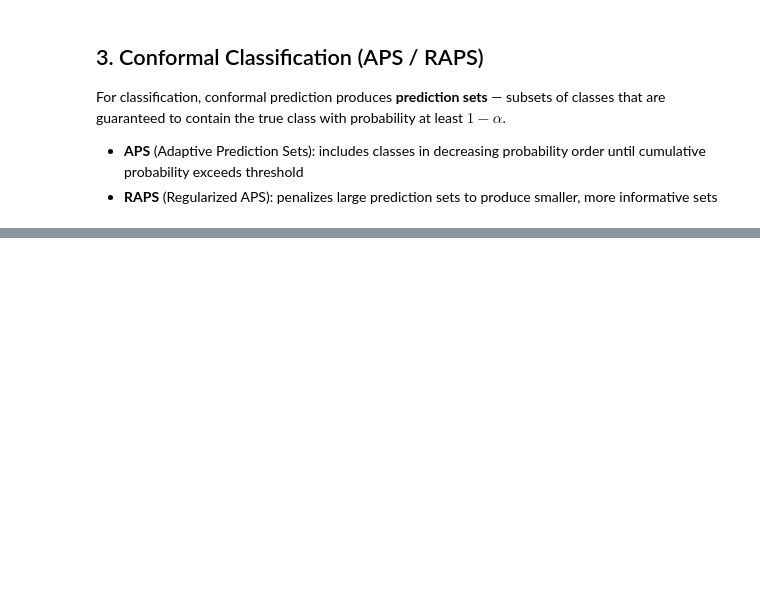
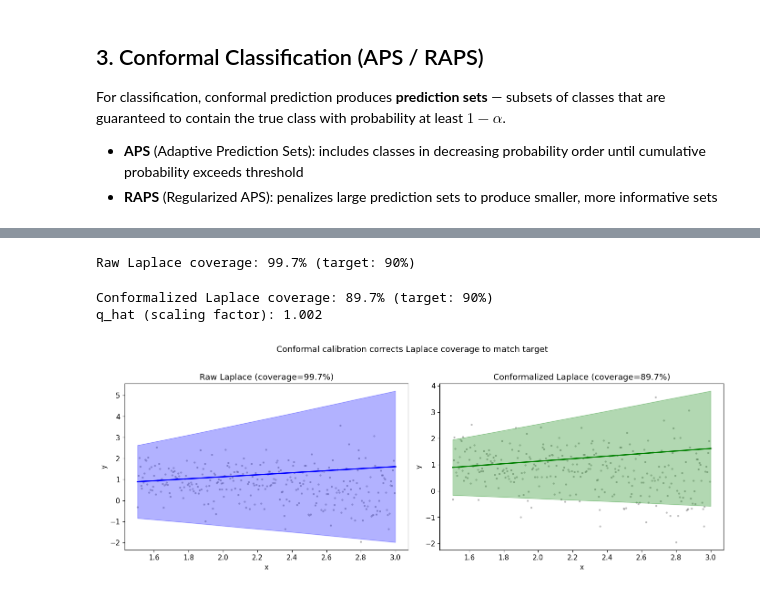
Before and after one commit to Vispikarkaria/Deep-UQ, a Jupyter notebook: notebooks/conformal/Conformal_Prediction_Tutorial.ipynb, the cells around one changed output, grey strips where cells are left out. Drawn from its saved outputs; the diff is of its cells as text; code cells hidden in the pictures; blank space fills up the shorter version.

```diff
--- a/notebooks/conformal/Conformal_Prediction_Tutorial.ipynb
+++ b/notebooks/conformal/Conformal_Prediction_Tutorial.ipynb
@@ -197,0 +304,57 @@ For classification, conformal prediction produces **prediction sets** — subset
+# %%
+# Fit Laplace approximation on the trained regression model
+laplace = LaplaceWrapper(model_reg, likelihood="regression", hessian_structure="diag",
+                         subset_of_weights="last_layer")
+laplace.fit(train_loader, prior_precision=1.0)
+
+# Raw Laplace predictions (no conformal calibration)
+with torch.no_grad():
+    result_laplace_raw = laplace.predict_uq(x_test)
+    laplace_mean = result_laplace_raw.mean.squeeze()
+    laplace_std = result_laplace_raw.total_var.squeeze().sqrt()
+
+# Raw 90% intervals (assuming Gaussian: z=1.645 for 95th percentile)
+z = 1.645
+raw_lower = laplace_mean - z * laplace_std
+raw_upper = laplace_mean + z * laplace_std
+raw_coverage = ((y_test >= raw_lower) & (y_test <= raw_upper)).float().mean()
+print(f"Raw Laplace coverage: {raw_coverage:.1%} (target: 90%)")
+# %% [output]
+Raw Laplace coverage: 99.7% (target: 90%)
+# %%
+# Conformalize the Laplace approximation
+conf_laplace = ConformalUQWrapper(laplace, alpha=alpha)
+conf_laplace.calibrate(cal_data)
+
+result_conf_laplace = conf_laplace.predict_uq(x_test)
+cl_lower = result_conf_laplace.metadata["conformal_lower"]
+cl_upper = result_conf_laplace.metadata["conformal_upper"]
+
+conf_laplace_coverage = ((y_test >= cl_lower) & (y_test <= cl_upper)).float().mean()
+print(f"Conformalized Laplace coverage: {conf_laplace_coverage:.1%} (target: 90%)")
+print(f"q_hat (scaling factor): {result_conf_laplace.metadata['q_hat']:.3f}")
+# %% [output]
+Conformalized Laplace coverage: 89.7% (target: 90%)
+q_hat (scaling factor): 1.002
+# %%
+fig, axes = plt.subplots(1, 2, figsize=(14, 5))
+
+ax = axes[0]
+ax.scatter(x_np, y_test.numpy(), s=5, alpha=0.4, color="gray")
+ax.plot(x_np, laplace_mean.numpy(), "b-", lw=2)
+ax.fill_between(x_np, raw_lower.numpy(), raw_upper.numpy(), alpha=0.3, color="blue")
+ax.set_title(f"Raw Laplace (coverage={raw_coverage:.1%})")
+ax.set_xlabel("x"); ax.set_ylabel("y")
+
+ax = axes[1]
+ax.scatter(x_np, y_test.numpy(), s=5, alpha=0.4, color="gray")
+ax.plot(x_np, result_conf_laplace.mean.numpy(), "g-", lw=2)
+ax.fill_between(x_np, cl_lower.numpy(), cl_upper.numpy(), alpha=0.3, color="green")
+ax.set_title(f"Conformalized Laplace (coverage={conf_laplace_coverage:.1%})")
+ax.set_xlabel("x"); ax.set_ylabel("y")
+
+plt.suptitle("Conformal calibration corrects Laplace coverage to match target", y=1.02)
+plt.tight_layout()
+plt.show()
+# %% [output]
+[figure, added]
```
Also changed, not shown: parts of 17 cells of this notebook, 2 other files.
